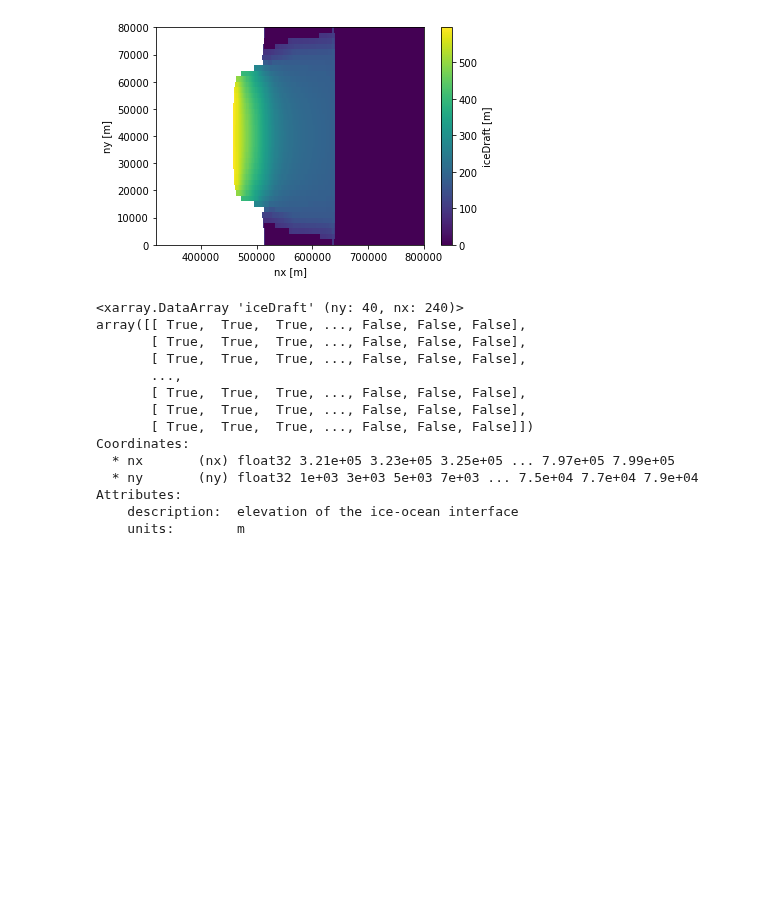
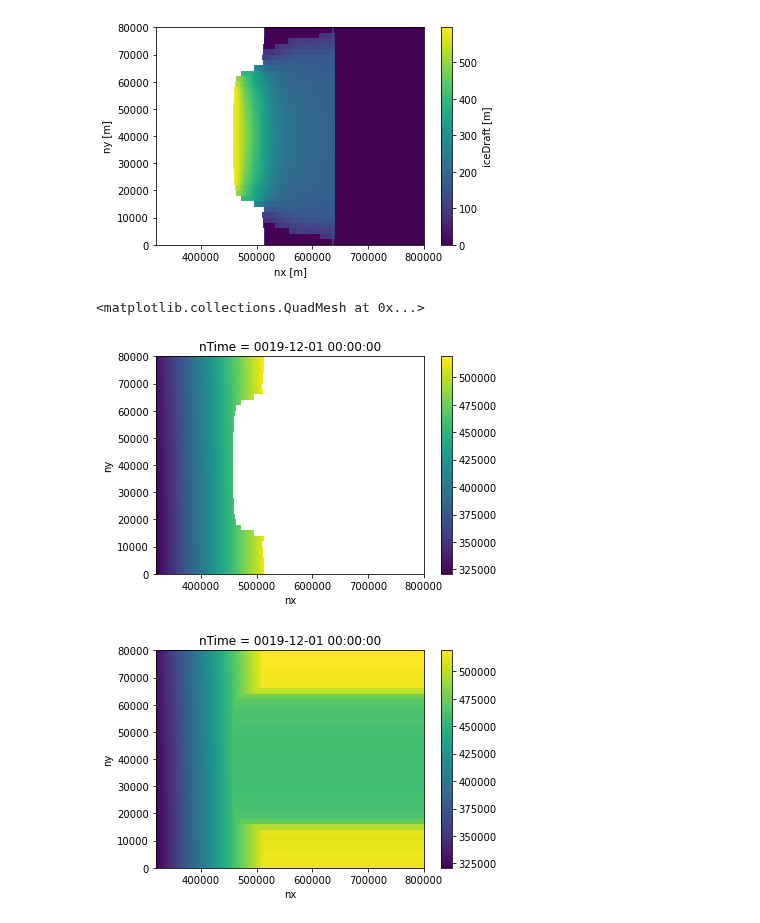
Before and after one commit to BenBouiss/NN_intern_2022, a Jupyter notebook: Prepping_data_NN.ipynb, the cells around one changed output. Drawn from its saved outputs; the diff is of its cells as text; code cells hidden in the pictures; blank space fills up the shorter version.

```diff
--- a/Prepping_data_NN.ipynb
+++ b/Prepping_data_NN.ipynb
@@ -138,19 +138,27 @@ Data.iceDraft.plot()
 [figure]
 [figure]
 # %%
-xr.ufuncs.isnan(Data.iceDraft)
+#np.isnan(Data.iceDraft)
-# %% [output]
-<xarray.DataArray 'iceDraft' (ny: 40, nx: 240)>
-array([[ True,  True,  True, ..., False, False, False],
-       [ True,  True,  True, ..., False, False, False],
-       [ True,  True,  True, ..., False, False, False],
-       ...,
-       [ True,  True,  True, ..., False, False, False],
-       [ True,  True,  True, ..., False, False, False],
-       [ True,  True,  True, ..., False, False, False]])
-Coordinates:
-  * nx       (nx) float32 3.21e+05 3.23e+05 3.25e+05 ... 7.97e+05 7.99e+05
-  * ny       (ny) float32 1e+03 3e+03 5e+03 7e+03 ... 7.5e+04 7.7e+04 7.9e+04
-Attributes:
-    description:  elevation of the ice-ocean interface
-    units:        m
+# %%
+Test = Data.isel(nTime = 239).iceDraft.fillna(-9999)
+Test2 = Data.isel(nTime = 239).meltRate.fillna(-2)
+# %%
+T = xr.where(Test == -9999, 1, 2)
+B = xr.where(Test == -9999, np.sqrt(Test.nx**2 + Test.ny**2), np.nan)
+B.plot()
+A = B.interpolate_na(dim="ny", use_coordinate = True, method = 'nearest', fill_value='extrapolate')
+plt.figure()
+#A.plot()
+#plt.figure()
+#C = A.interpolate_na(dim="nx", use_coordinate = True, method = 'nearest', fill_value='extrapolate')
+#C.plot()
+D = B.interpolate_na(dim="nx", use_coordinate = True, method = 'nearest', fill_value='extrapolate')
+D.plot()
+
+#Data.isel(nTime = 239).iceDraft.where(~Data.iceDraft.notnull()).plot()
+#Data[Var].interpolate_na(dim="nz", use_coordinate = True, method = 'nearest', fill_value="extrapolate")
+#B.interp(method = 'nearest',kwargs={"fill_value": "extrapolate"}) -999
+# %% [output]
+<matplotlib.collections.QuadMesh at 0x...>
+[figure, added]
+[figure, added]
```
Also changed, not shown: parts of 10 cells of this notebook.
